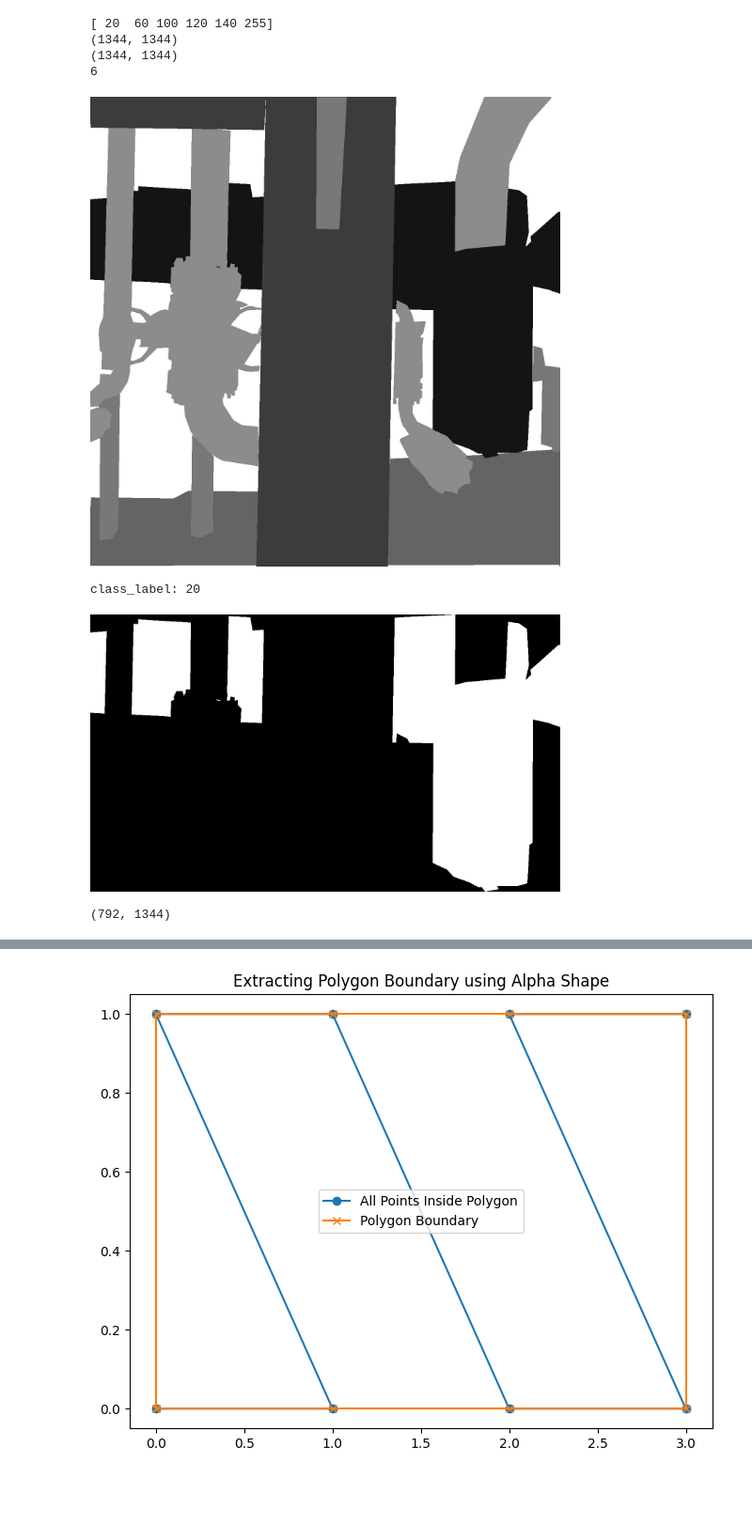
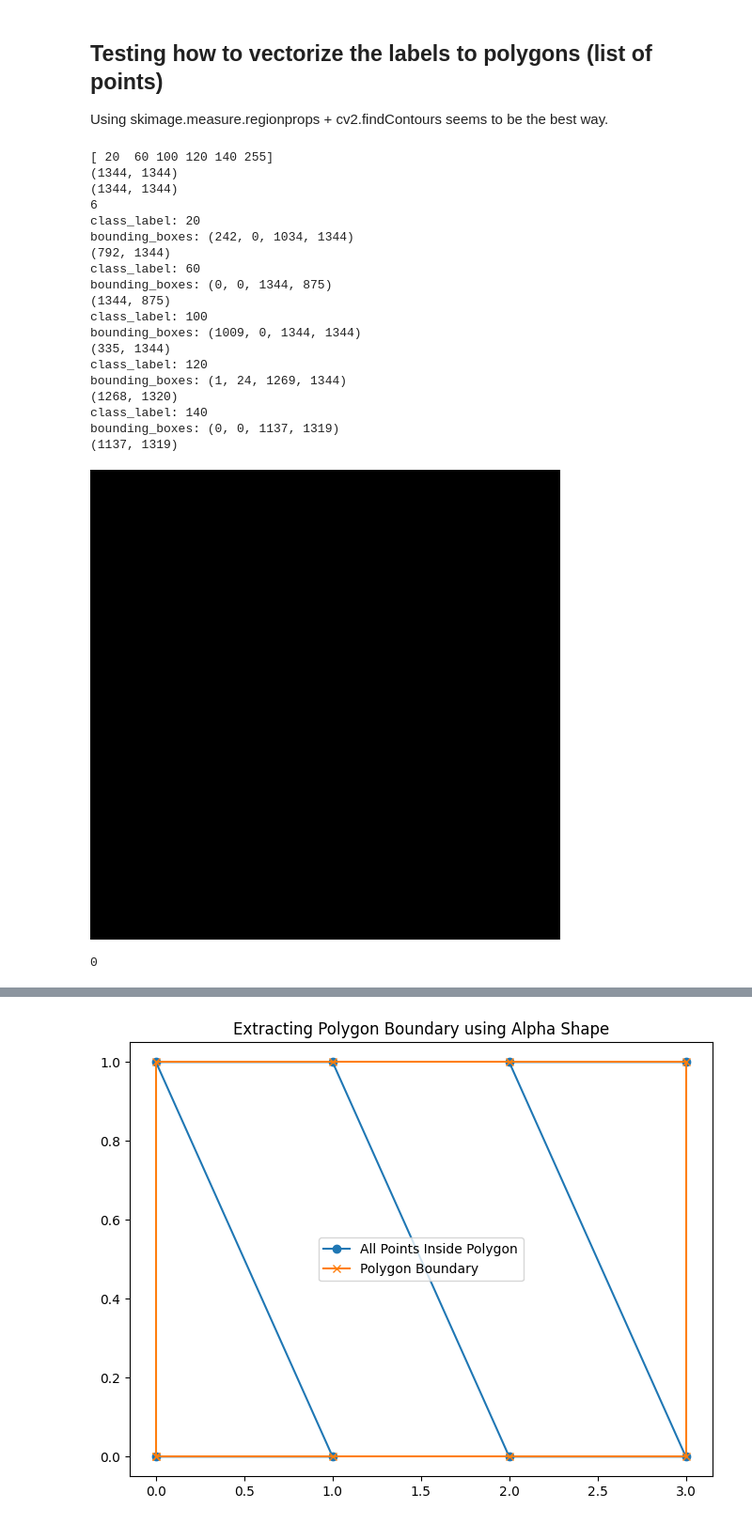
Before and after one commit to LINKAD0/Darwin_dados, a Jupyter notebook: vectorize_labels.ipynb, the cells around one changed output, grey strips where cells are left out. Shown at 94% size. Cells and saved outputs as stored; diff of their text form; code cells hidden in the pictures; blank space fills up the shorter version.

```diff
--- a/vectorize_labels.ipynb
+++ b/vectorize_labels.ipynb
@@ -1,3 +1,6 @@
+# %% [markdown]
+## Testing how to vectorize the labels to polygons (list of points)
+Using skimage.measure.regionprops + cv2.findContours seems to be the best way.
 # %%
 from skimage import measure
 import alphashape
@@ -23,68 +26,59 @@ image = cv2.imread('SISTEMAS_UFF/Labels/cubemap_P74_0030931c0e3aaaa3a10a9e0f6319
 image[image<255] += 1
 image[image<255] *= 20
 
 print(np.unique(image))
 print(image.shape)
 print(image.shape)
 
 
 copied = np.copy(image)
 regions = measure.regionprops(copied)
 print(len(regions))
 
-imshow(image)
-canvas_for_mask = np.zeros_like(image)
-canvas_for_polygon = np.zeros_like(image)
+#imshow(image)
+canvas_for_polygon = np.zeros_like(image)+255
 
 for class_id in range(len(regions)):
     class_present = regions[class_id]
-    print(f"class_label: {class_present.label}")
+    canvas_for_mask = np.zeros_like(image)
     if class_present.label<255:
-        #print(f"coords: {class_present.coords}")
-        #print(f"coords_shape: {(class_present.coords).shape}")
 
+        print(f"class_label: {class_present.label}")
+        bounding_boxes = class_present.bbox
+        print(f"bounding_boxes: {bounding_boxes}")
+        BB_index = np.s_[bounding_boxes[0]:bounding_boxes[2], bounding_boxes[1]:bounding_boxes[3]]
 
-
-        #canvas_used = cv2.polylines(canvas, [class_present.coords[::,::-1]],
-        #                  True, 255, 10)
-        #imshow(canvas_used)
-
-        imshow(class_present.image*255)
+        canvas_for_mask[BB_index] = class_present.image
 
         print((class_present.image*255).shape)
 
-        contours, hierarchy = cv2.findContours((class_present.image).astype(np.uint8), cv2.RETR_TREE, cv2.CHAIN_APPROX_SIMPLE)
-        canvas_for_polygon = cv2.drawContours(canvas_for_polygon, contours, -1, 255, 3)
-        """
-        objects, num = measure.label(class_present.image,return_num=True,connectivity=2)
-        print(f"num = {num}")
-        print(f"objects.shape = {objects.shape}")
-        for id in range(1,num+1):
-            test = np.where(objects == id)
-            test = np.swapaxes(np.array(test),0,1)[:,::-1].astype(int)
-            #simplified_points = extract_polygon_boundary(test).astype(int)
-            print(test.shape)
-            canvas_used = cv2.polylines(np.copy(canvas_for_mask), [test],
-                        False, 255, 1)
-            contours, hierarchy = cv2.findContours(canvas_used, cv2.RETR_TREE, cv2.CHAIN_APPROX_SIMPLE)
+        contours, hierarchy = cv2.findContours((canvas_for_mask).astype(np.uint8), cv2.RETR_TREE, cv2.CHAIN_APPROX_SIMPLE)
 
-            # gotta work with "countours", thats where the polygon points are.
 
-            canvas_for_polygon = cv2.drawContours(canvas_for_polygon, contours, -1, 255, 3)
+        canvas_for_polygon = cv2.fillPoly(canvas_for_polygon, contours, class_present.label)
 
-            imshow(canvas_used)
-            imshow(canvas_for_polygon)
-            #"""
-        break
 
-imshow(canvas_for_polygon)
-#imshow(class_present.image*255)
+imshow((canvas_for_polygon-image)*255)
+print((canvas_for_polygon-image).sum())
 # %% [output]
 [ 20  60 100 120 140 255]
 (1344, 1344)
 (1344, 1344)
 6
+class_label: 20
+bounding_boxes: (242, 0, 1034, 1344)
+(792, 1344)
+class_label: 60
+bounding_boxes: (0, 0, 1344, 875)
+(1344, 875)
+class_label: 100
+bounding_boxes: (1009, 0, 1344, 1344)
+(335, 1344)
+class_label: 120
+bounding_boxes: (1, 24, 1269, 1344)
+(1268, 1320)
+class_label: 140
+bounding_boxes: (0, 0, 1137, 1319)
+(1137, 1319)
-[figure, old version]
+[figure, new version]
-class_label: 20
+0
-[figure, removed]
-(792, 1344)
```
Also changed, not shown: parts of 1 cell of this notebook.
